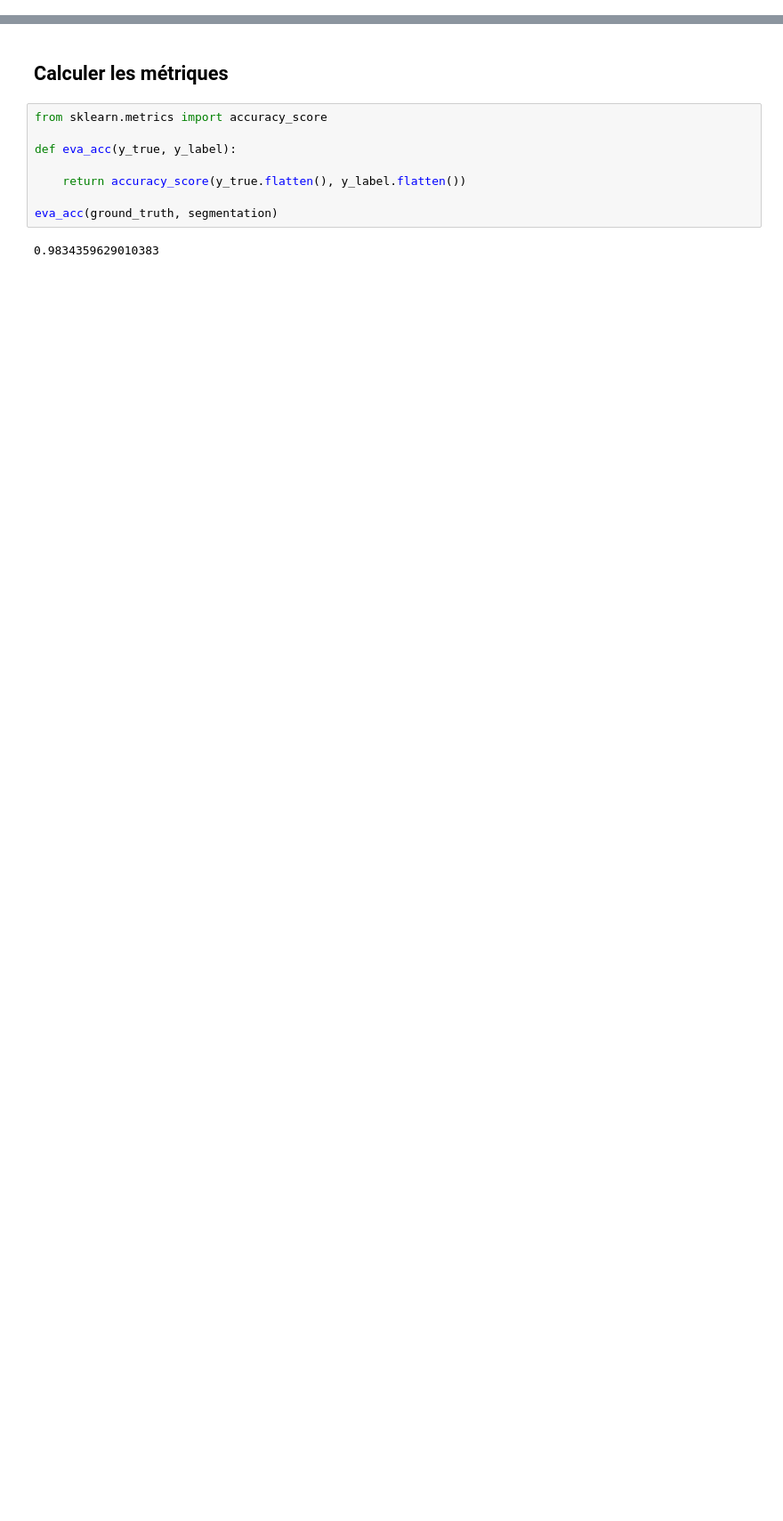
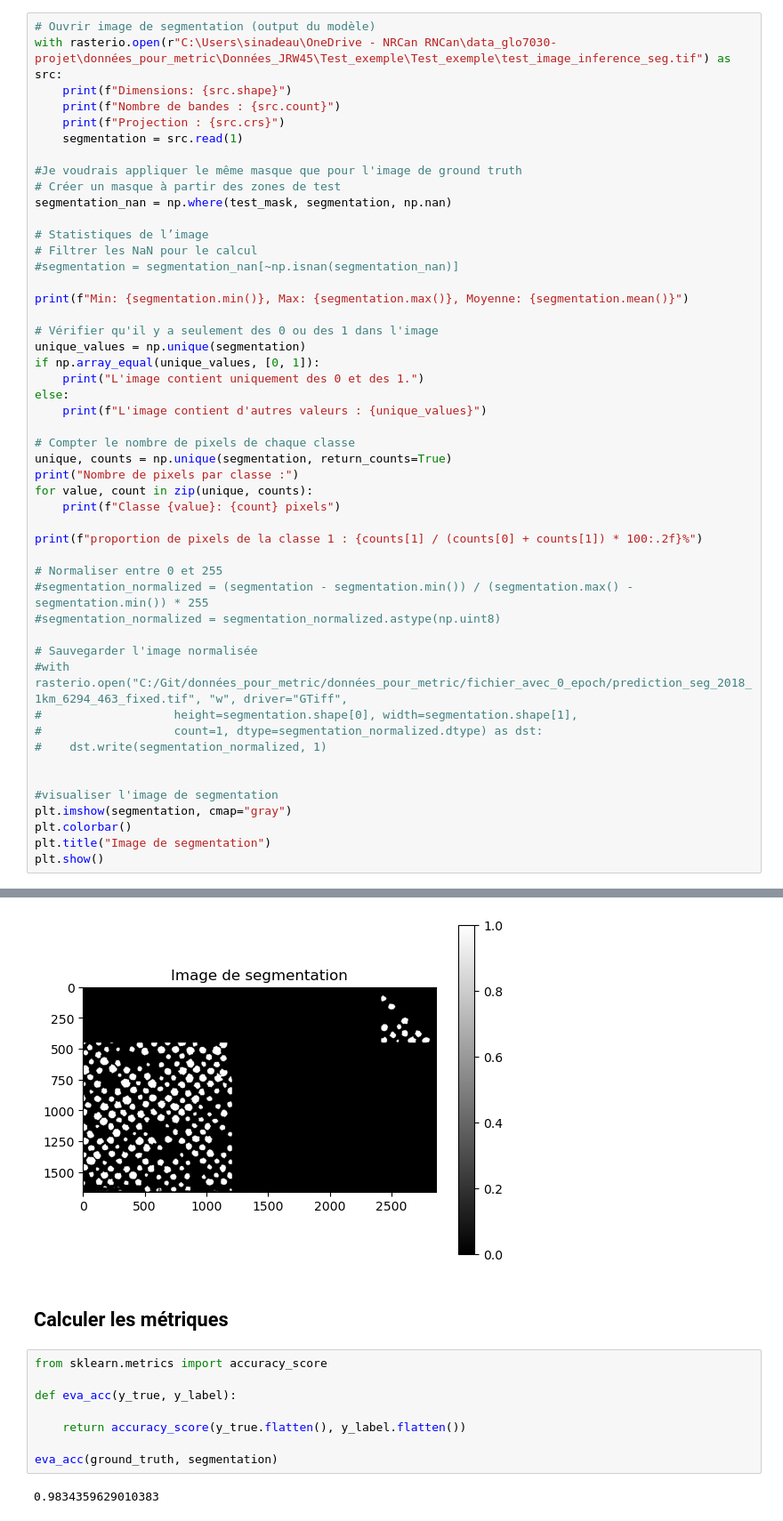
Before and after one commit to sinadeau/RNCAN_crown_segmentation, a Jupyter notebook: TreeCountSegHeight/files_added_in_the_repo/calculate_metrics.ipynb, the cells around one changed output, grey strips where cells are left out. Shown: that part at 89% size. Drawn from its saved outputs; the diff is of its cells as text; blank space fills up the shorter version.

```diff
--- a/TreeCountSegHeight/files_added_in_the_repo/calculate_metrics.ipynb
+++ b/TreeCountSegHeight/files_added_in_the_repo/calculate_metrics.ipynb
@@ -118,0 +85,50 @@ proportion de pixels de la classe 1 : 11.76%
+# %%
+# Ouvrir image de segmentation (output du modèle)
+with rasterio.open(r"C:\Users\sinadeau\OneDrive - NRCan RNCan\data_glo7030-projet\données_pour_metric\Données_JRW45\Test_exemple\Test_exemple\test_image_inference_seg.tif") as src:
+    print(f"Dimensions: {src.shape}")
+    print(f"Nombre de bandes : {src.count}")
+    print(f"Projection : {src.crs}")
+    segmentation = src.read(1)
+
+#Je voudrais appliquer le même masque que pour l'image de ground truth
+# Créer un masque à partir des zones de test
+segmentation_nan = np.where(test_mask, segmentation, np.nan)
+
+# Statistiques de l’image
+# Filtrer les NaN pour le calcul
+#segmentation = segmentation_nan[~np.isnan(segmentation_nan)]
+
+print(f"Min: {segmentation.min()}, Max: {segmentation.max()}, Moyenne: {segmentation.mean()}")
+
+# Vérifier qu'il y a seulement des 0 ou des 1 dans l'image
+unique_values = np.unique(segmentation)
+if np.array_equal(unique_values, [0, 1]):
+    print("L'image contient uniquement des 0 et des 1.")
+else:
+    print(f"L'image contient d'autres valeurs : {unique_values}")
+
+# Compter le nombre de pixels de chaque classe
+unique, counts = np.unique(segmentation, return_counts=True)
+print("Nombre de pixels par classe :")
+for value, count in zip(unique, counts):
+    print(f"Classe {value}: {count} pixels")
+
+print(f"proportion de pixels de la classe 1 : {counts[1] / (counts[0] + counts[1]) * 100:.2f}%")
+
+# Normaliser entre 0 et 255
+#segmentation_normalized = (segmentation - segmentation.min()) / (segmentation.max() - segmentation.min()) * 255
+#segmentation_normalized = segmentation_normalized.astype(np.uint8)
+
+# Sauvegarder l'image normalisée
+#with rasterio.open("C:/Git/données_pour_metric/données_pour_metric/fichier_avec_0_epoch/prediction_seg_2018_1km_6294_463_fixed.tif", "w", driver="GTiff",
+#                   height=segmentation.shape[0], width=segmentation.shape[1],
+#                   count=1, dtype=segmentation_normalized.dtype) as dst:
+#    dst.write(segmentation_normalized, 1)
+
+
+#visualiser l'image de segmentation
+plt.imshow(segmentation, cmap="gray")
+plt.colorbar()
+plt.title("Image de segmentation")
+plt.show()
+# %% [output]
@@ -119,3 +144,4 @@ proportion de pixels de la classe 1 : 11.76%
+[figure, added]
 # %% [markdown]
 ## Calculer les métriques
 # %%
```
Also changed, not shown: parts of 8 cells of this notebook, 1 other file.
